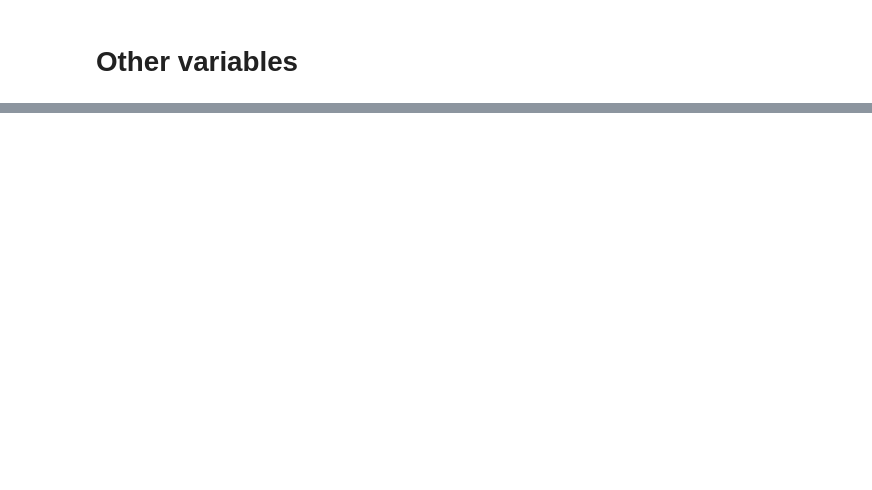
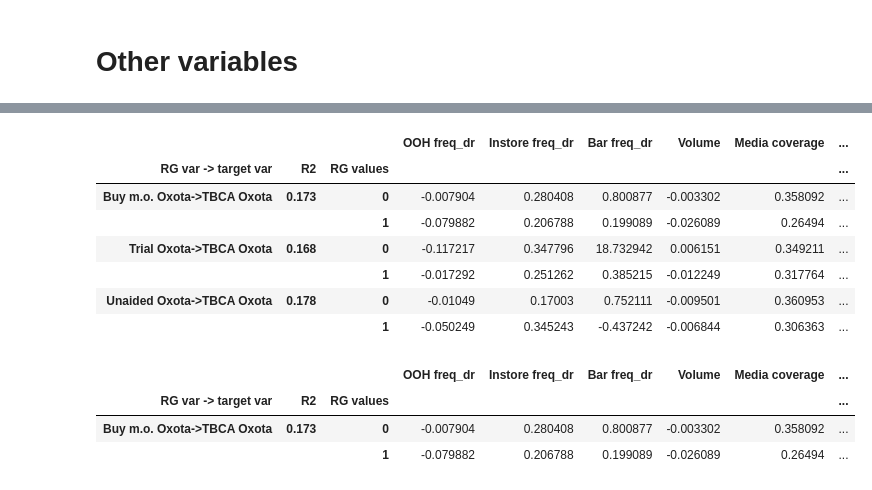
Before and after one commit to woskxmcnvb/XMedia, a Jupyter notebook: main_working_file.ipynb, the cells around one changed output, grey strips where cells are left out. Cells and saved outputs as stored; diff of their text form; code cells hidden in the pictures; blank space fills up the shorter version.

```diff
--- a/main_working_file.ipynb
+++ b/main_working_file.ipynb
@@ -485,0 +353,58 @@ dtype: float64
+# %%
+# один Target variables
+
+model_data = pd.read_csv('model_data.csv')
+model_spec = {
+    #'Target variables': 'TBCA Oxota',
+    'Target variables': ['TBCA Oxota'],
+    'Campaign variables': [
+        {'Name': 'OOH freq',     'Alpha': 2, 'Gamma': 12},
+        {'Name': 'Instore freq', 'Alpha': 2, 'Gamma': 4},
+        {'Name': 'Bar freq',     'Alpha': 8, 'Gamma': 4},
+    ],
+    'Other variables': ['Volume', 'Media coverage', 'WOM +ve', 'Experience +ve'],
+    'Relevance groups variable': ['Buy m.o. Oxota', 'Trial Oxota', 'Unaided Oxota'],
+    'Subsample variables': None
+}
+
+
+xmc = MediaContributionCalculator()
+model_spec = xmc.CheckFixSpec(model_data, model_spec)
+
+xmc.ValidateRGVariables(model_data, model_spec)
+# %% [output]
+|  |  |  | OOH freq_dr | Instore freq_dr | Bar freq_dr | Volume | Media coverage | ... |
+| RG var -> target var | R2 | RG values |  |  |  |  |  | ... |
+| Buy m.o. Oxota->TBCA Oxota | 0.173 | 0 | -0.007904 | 0.280408 | 0.800877 | -0.003302 | 0.358092 | ... |
+|  |  | 1 | -0.079882 | 0.206788 | 0.199089 | -0.026089 | 0.26494 | ... |
+| Trial Oxota->TBCA Oxota | 0.168 | 0 | -0.117217 | 0.347796 | 18.732942 | 0.006151 | 0.349211 | ... |
+|  |  | 1 | -0.017292 | 0.251262 | 0.385215 | -0.012249 | 0.317764 | ... |
+| Unaided Oxota->TBCA Oxota | 0.178 | 0 | -0.01049 | 0.17003 | 0.752111 | -0.009501 | 0.360953 | ... |
+|  |  | 1 | -0.050249 | 0.345243 | -0.437242 | -0.006844 | 0.306363 | ... |
+# %%
+# один RG variables
+
+model_data = pd.read_csv('model_data.csv')
+model_spec = {
+    #'Target variables': 'TBCA Oxota',
+    'Target variables': ['TBCA Oxota'],
+    'Campaign variables': [
+        {'Name': 'OOH freq',     'Alpha': 2, 'Gamma': 12},
+        {'Name': 'Instore freq', 'Alpha': 2, 'Gamma': 4},
+        {'Name': 'Bar freq',     'Alpha': 8, 'Gamma': 4},
+    ],
+    'Other variables': ['Volume', 'Media coverage', 'WOM +ve', 'Experience +ve'],
+    'Relevance groups variable': ['Buy m.o. Oxota'],
+    'Subsample variables': None
+}
+
+
+xmc = MediaContributionCalculator()
+model_spec = xmc.CheckFixSpec(model_data, model_spec)
+
+xmc.ValidateRGVariables(model_data, model_spec)
+# %% [output]
+|  |  |  | OOH freq_dr | Instore freq_dr | Bar freq_dr | Volume | Media coverage | ... |
+| RG var -> target var | R2 | RG values |  |  |  |  |  | ... |
+| Buy m.o. Oxota->TBCA Oxota | 0.173 | 0 | -0.007904 | 0.280408 | 0.800877 | -0.003302 | 0.358092 | ... |
+|  |  | 1 | -0.079882 | 0.206788 | 0.199089 | -0.026089 | 0.26494 | ... |
```
Also changed, not shown: parts of 29 cells of this notebook, 3 other files.
